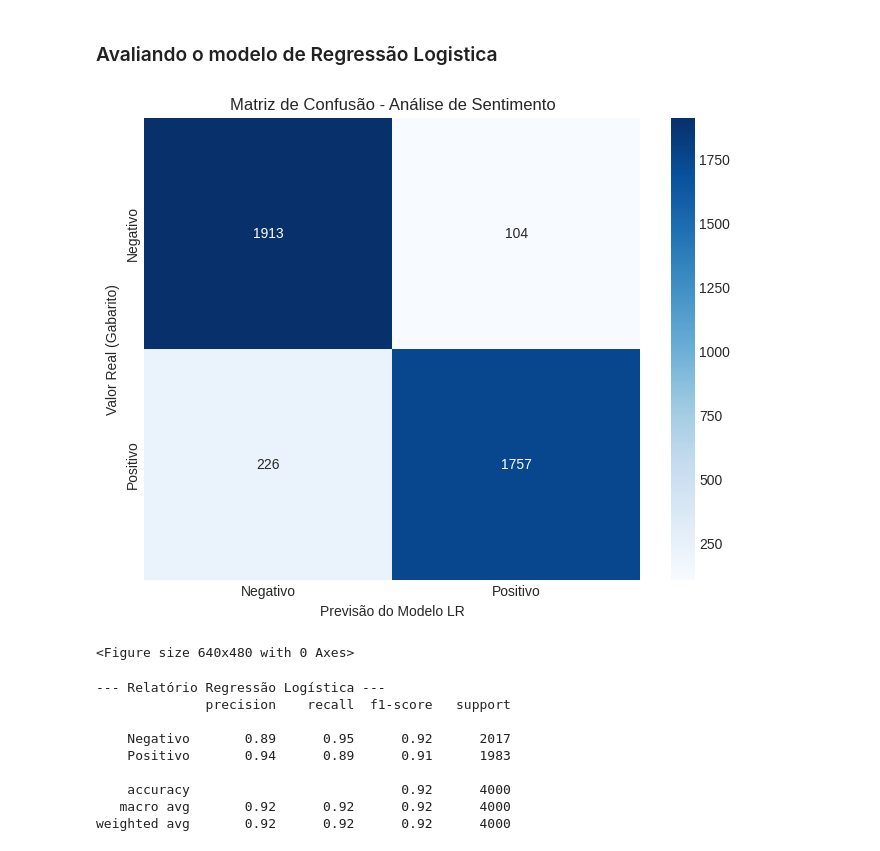
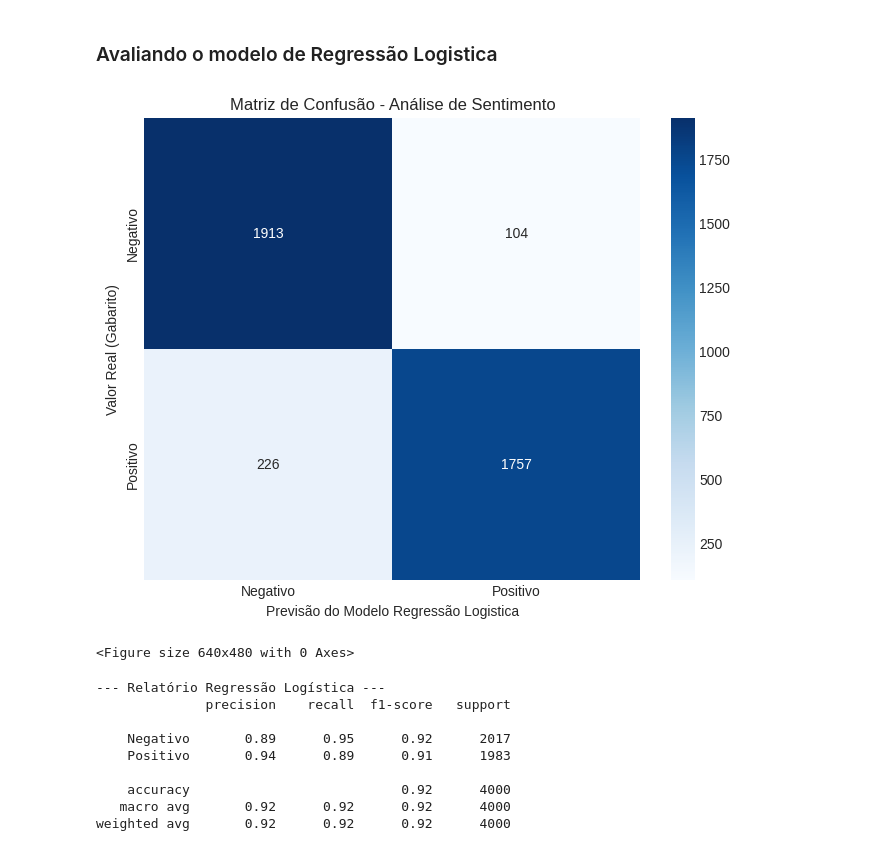
Before and after one commit to ONE-sentiment-analysis/One_sentiment_analysis_model, a Jupyter notebook: src/notebooks/00_One_sentiment_analysis_model.ipynb, the cells around one changed output. Saved outputs shown, nothing was run; the diff lists cells and outputs as text; code cells hidden in the pictures.

```diff
--- a/src/notebooks/00_One_sentiment_analysis_model.ipynb
+++ b/src/notebooks/00_One_sentiment_analysis_model.ipynb
@@ -518,27 +518,27 @@ dump(modelo_lr, '../models/modelo_logistic_regression.joblib')
 # %%
 import matplotlib.pyplot as plt
 import seaborn as sns
 from sklearn.metrics import confusion_matrix
 
 # fazer as previsões
 y_pred_lr = modelo_lr.predict(X_test)
 
 # gerar a matriz numerica
 cm = confusion_matrix(y_test, y_pred_lr)
 
 # configurar o visual do grafico
 plt.figure(figsize=(8, 6))
 sns.heatmap(cm, annot=True, fmt='d', cmap='Blues',
             xticklabels=['Negativo', 'Positivo'],
             yticklabels=['Negativo', 'Positivo'])
 
-plt.xlabel('Previsão do Modelo LR')
+plt.xlabel('Previsão do Modelo Regressão Logistica')
 plt.ylabel('Valor Real (Gabarito)')
 plt.title('Matriz de Confusão - Análise de Sentimento')
 plt.show()
 plt.savefig("../resources/img/004_matriz_confusao_LR.png")
 # %% [output]
-[figure, old version]
+[figure, new version]
 <Figure size 640x480 with 0 Axes>
 # %%
 # avaliar os resultados
```
Also changed, not shown: parts of 2 cells of this notebook, 1 other file.
